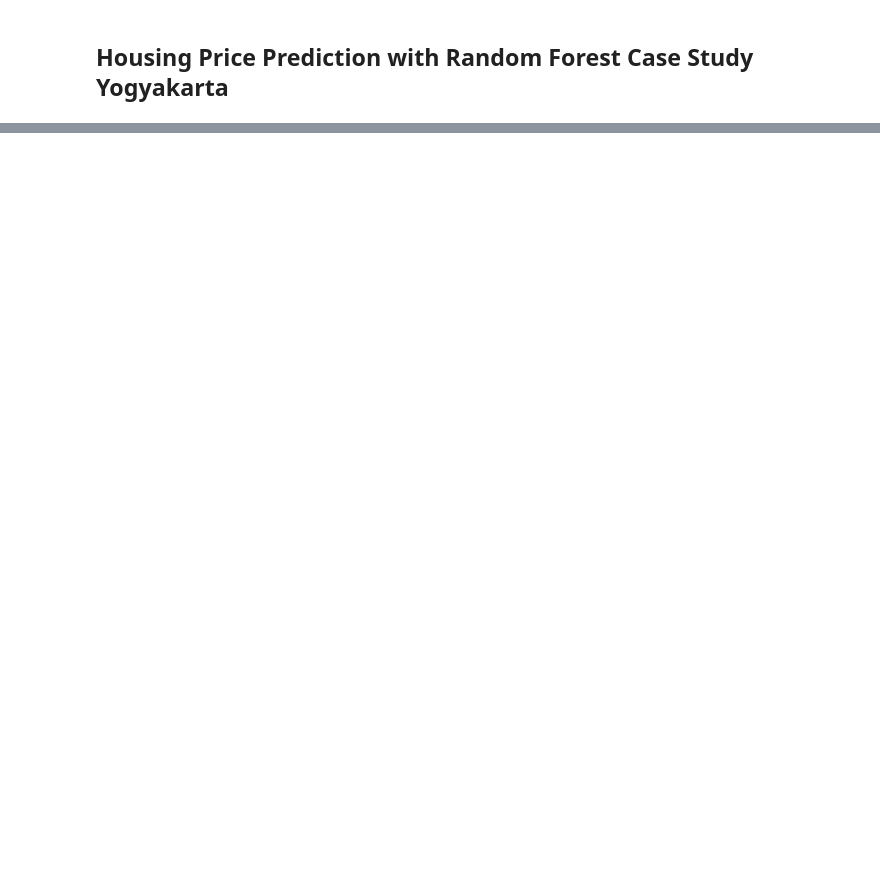
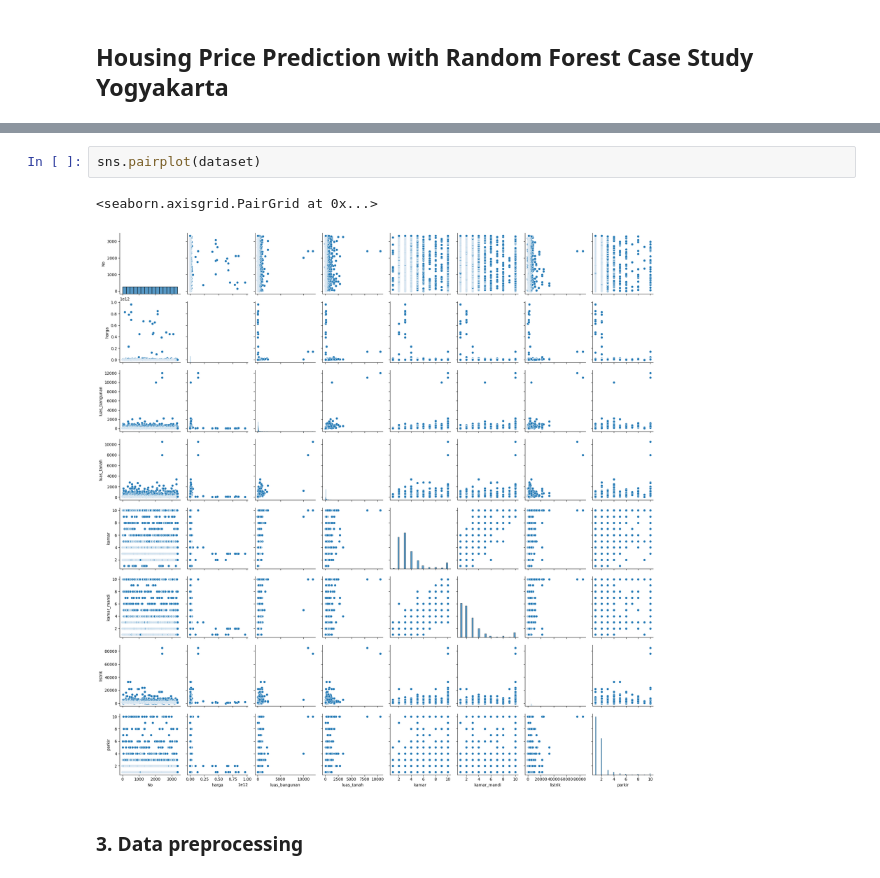
Before and after one commit to alfauzan003/housing-price-prediction-yogyakarta, a Jupyter notebook: dataTraining.ipynb, the cells around one changed output, grey strips where cells are left out. Drawn from its saved outputs; the diff is of its cells as text; blank space fills up the shorter version.

```diff
--- a/dataTraining.ipynb
+++ b/dataTraining.ipynb
@@ -18,0 +101,7 @@ dataset.head()
+# %%
+sns.pairplot(dataset)
+# %% [output]
+<seaborn.axisgrid.PairGrid at 0x...>
+[figure, added]
+# %% [markdown]
+### 3. Data preprocessing
```
Also changed, not shown: parts of 10 cells of this notebook, 1 other file.
